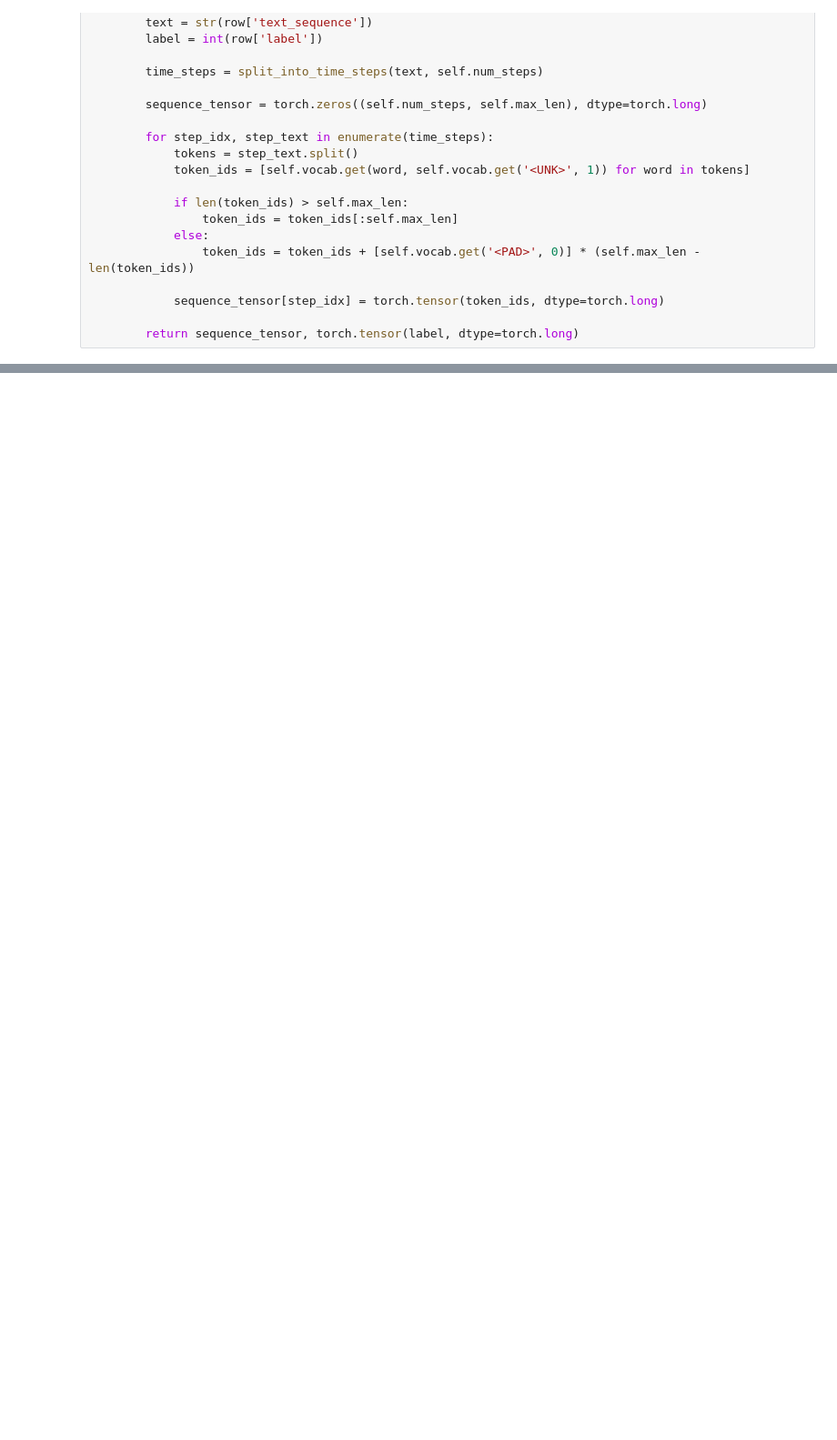
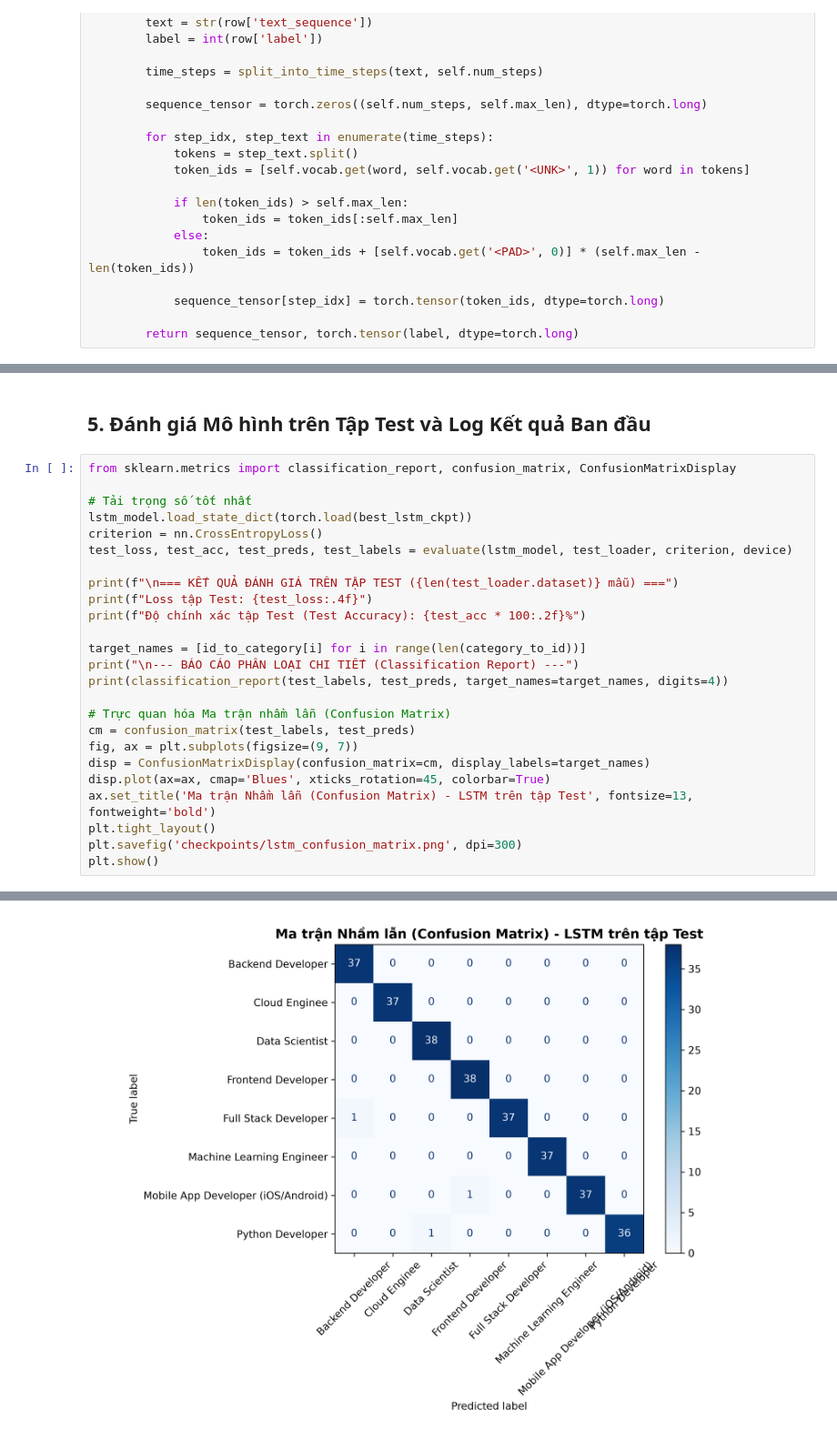
Before and after one commit to ChiEma369/techtrail-ai-engine-v1, a Jupyter notebook: BTL-mạng-noron.ipynb, the cells around one changed output, grey strips where cells are left out. Shown at 91% size. Cells and saved outputs as stored; diff of their text form; blank space fills up the shorter version.

```diff
--- a/BTL-mạng-noron.ipynb
+++ b/BTL-mạng-noron.ipynb
@@ -357,0 +504,28 @@ Kiểm tra 1 batch từ DataLoader thành công:
+# %% [markdown]
+## 5. Đánh giá Mô hình trên Tập Test và Log Kết quả Ban đầu
+# %%
+from sklearn.metrics import classification_report, confusion_matrix, ConfusionMatrixDisplay
+
+# Tải trọng số tốt nhất
+lstm_model.load_state_dict(torch.load(best_lstm_ckpt))
+criterion = nn.CrossEntropyLoss()
+test_loss, test_acc, test_preds, test_labels = evaluate(lstm_model, test_loader, criterion, device)
+
+print(f"\n=== KẾT QUẢ ĐÁNH GIÁ TRÊN TẬP TEST ({len(test_loader.dataset)} mẫu) ===")
+print(f"Loss tập Test: {test_loss:.4f}")
+print(f"Độ chính xác tập Test (Test Accuracy): {test_acc * 100:.2f}%")
+
+target_names = [id_to_category[i] for i in range(len(category_to_id))]
+print("\n--- BÁO CÁO PHÂN LOẠI CHI TIẾT (Classification Report) ---")
+print(classification_report(test_labels, test_preds, target_names=target_names, digits=4))
+
+# Trực quan hóa Ma trận nhầm lẫn (Confusion Matrix)
+cm = confusion_matrix(test_labels, test_preds)
+fig, ax = plt.subplots(figsize=(9, 7))
+disp = ConfusionMatrixDisplay(confusion_matrix=cm, display_labels=target_names)
+disp.plot(ax=ax, cmap='Blues', xticks_rotation=45, colorbar=True)
+ax.set_title('Ma trận Nhầm lẫn (Confusion Matrix) - LSTM trên tập Test', fontsize=13, fontweight='bold')
+plt.tight_layout()
+plt.savefig('checkpoints/lstm_confusion_matrix.png', dpi=300)
+plt.show()
+# %% [output]
@@ -357,0 +551 @@ Kiểm tra 1 batch từ DataLoader thành công:
+[figure, added]
```
Also changed, not shown: parts of 19 cells of this notebook, 2 other files.
